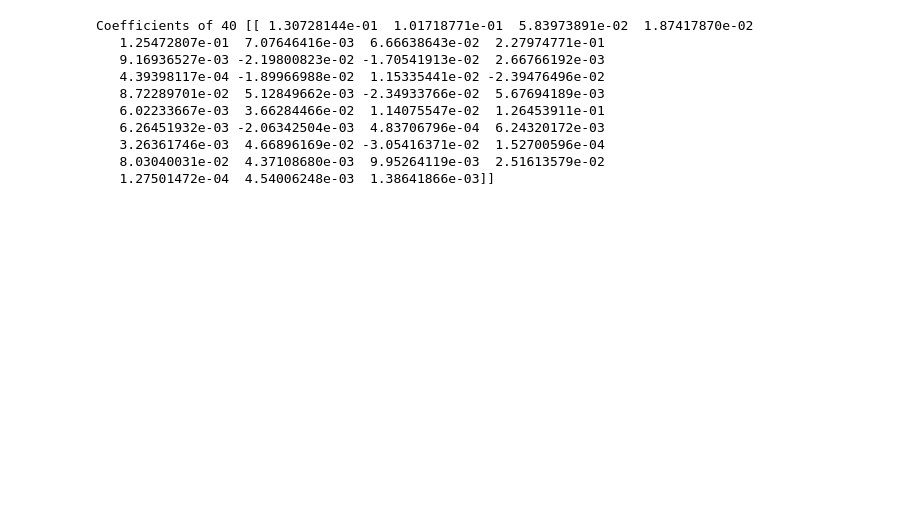
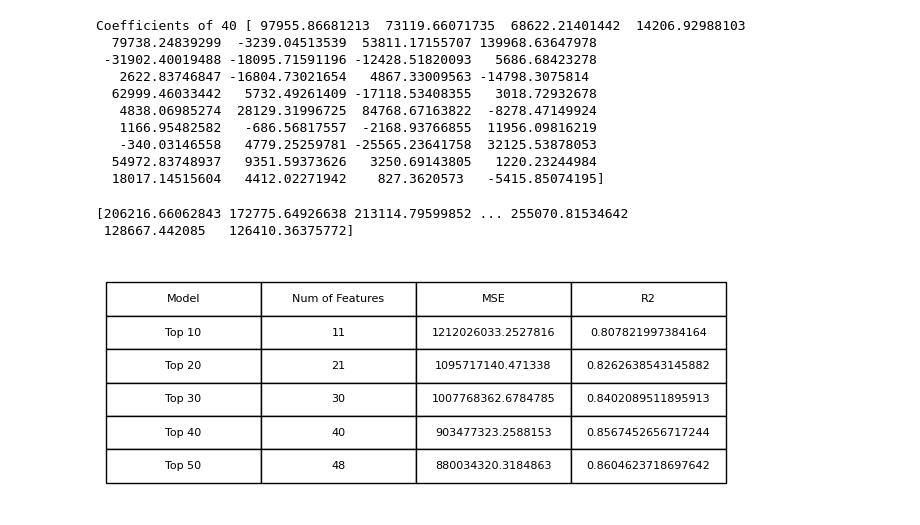
Before and after one commit to JiwonJJeong/CT-applied-machine-learning, a Jupyter notebook: hw-1/train.ipynb, the cells around one changed output. Cells and saved outputs as stored; diff of their text form; code cells hidden in the pictures; blank space fills up the shorter version.

Commit message:
FEAT: Train/predict and create pipeline

```diff
--- a/hw-1/train.ipynb
+++ b/hw-1/train.ipynb
@@ -35,7 +44,7 @@ from sklearn.linear_model import LinearRegression
 import numpy as np
 
 model_10 = LinearRegression()
-model_10.fit(data_10, prices)
+model_10.fit(train_10, prices)
 
 print("Coefficients:", model_10.coef_)
 print("Intercept:", model_10.intercept_)
@@ -46,7 +56,7 @@ Intercept: [-0.0909598]
 # %%
 # Repeat for all feature sets
 
-remaining_sets = {20: data_20, 30: data_30, 40: data_40, 50: data_50}
+remaining_sets = {20: train_20, 30: train_30, 40: train_40, 50: train_50}
 
 models = {}
 models[10] = model_10
@@ -58,15 +68,66 @@ for k, data in remaining_sets.items():
 
 print("Coefficients of 40", models[40].coef_)
 # %% [output]
-Coefficients of 40 [[ 1.30728144e-01  1.01718771e-01  5.83973891e-02  1.87417870e-02
-   1.25472807e-01  7.07646416e-03  6.66638643e-02  2.27974771e-01
-   9.16936527e-03 -2.19800823e-02 -1.70541913e-02  2.66766192e-03
-   4.39398117e-04 -1.89966988e-02  1.15335441e-02 -2.39476496e-02
-   8.72289701e-02  5.12849662e-03 -2.34933766e-02  5.67694189e-03
-   6.02233667e-03  3.66284466e-02  1.14075547e-02  1.26453911e-01
-   6.26451932e-03 -2.06342504e-03  4.83706796e-04  6.24320172e-03
-   3.26361746e-03  4.66896169e-02 -3.05416371e-02  1.52700596e-04
-   8.03040031e-02  4.37108680e-03  9.95264119e-03  2.51613579e-02
-   1.27501472e-04  4.54006248e-03  1.38641866e-03]]
+Coefficients of 40 [ 97955.86681213  73119.66071735  68622.21401442  14206.92988103
+  79738.24839299  -3239.04513539  53811.17155707 139968.63647978
+ -31902.40019488 -18095.71591196 -12428.51820093   5686.68423278
+   2622.83746847 -16804.73021654   4867.33009563 -14798.3075814
+  62999.46033442   5732.49261409 -17118.53408355   3018.72932678
+   4838.06985274  28129.31996725  84768.67163822  -8278.47149924
+   1166.95482582   -686.56817557  -2168.93766855  11956.09816219
+   -340.03146558   4779.25259781 -25565.23641758  32125.53878053
+  54972.83748937   9351.59373626   3250.69143805   1220.23244984
+  18017.14515604   4412.02271942    827.3620573   -5415.85074195]
 # %%
-# Section 3: Predict on testing data
+# Section 3: Predict and evaluate on training data
+price_predicted_train_10 = models[10].predict(train_10)
+price_predicted_train_20 = models[20].predict(train_20)
+price_predicted_train_30 = models[30].predict(train_30)
+price_predicted_train_40 = models[40].predict(train_40)
+price_predicted_train_50 = models[50].predict(train_50)
+print(price_predicted_train_20)
+# %% [output]
+[206216.66062843 172775.64926638 213114.79599852 ... 255070.81534642
+ 128667.442085   126410.36375772]
+# %%
+# Calculate MSE
+from sklearn.metrics import mean_squared_error
+
+mse_10 = mean_squared_error(prices, price_predicted_train_10)
+mse_20 = mean_squared_error(prices, price_predicted_train_20)
+mse_30 = mean_squared_error(prices, price_predicted_train_30)
+mse_40 = mean_squared_error(prices, price_predicted_train_40)
+mse_50 = mean_squared_error(prices, price_predicted_train_50)
+# %%
+# Calculate R^2
+from sklearn.metrics import r2_score
+
+r2_10 = r2_score(prices, price_predicted_train_10)
+r2_20 = r2_score(prices, price_predicted_train_20)
+r2_30 = r2_score(prices, price_predicted_train_30)
+r2_40 = r2_score(prices, price_predicted_train_40)
+r2_50 = r2_score(prices, price_predicted_train_50)
+# %%
+# Visualize metrics
+import matplotlib.pyplot as plt
+
+models_names = ['Top 10', 'Top 20', 'Top 30', 'Top 40','Top 50']
+feature_count = [train_10.shape[1],train_20.shape[1],train_30.shape[1],train_40.shape[1],train_50.shape[1]]
+mses = [mse_10,mse_20,mse_30,mse_40,mse_50]
+r2s = [r2_10, r2_20, r2_30, r2_40, r2_50]
+
+table_data = list(zip(models_names, feature_count, mses, r2s))
+fig, ax = plt.subplots(figsize=(8,3))
+ax.axis('off')  # hide axes
+
+# Create the table
+table = ax.table(cellText=table_data,
+                 colLabels=['Model','Num of Features', 'MSE', 'R2'],
+                 cellLoc='center',
+                 loc='center')
+
+table.auto_set_font_size(True)
+table.scale(1, 2)
+plt.show()
+# %% [output]
+[figure, added]
```
Also changed, not shown: parts of 6 cells of this notebook, 25 other files.
